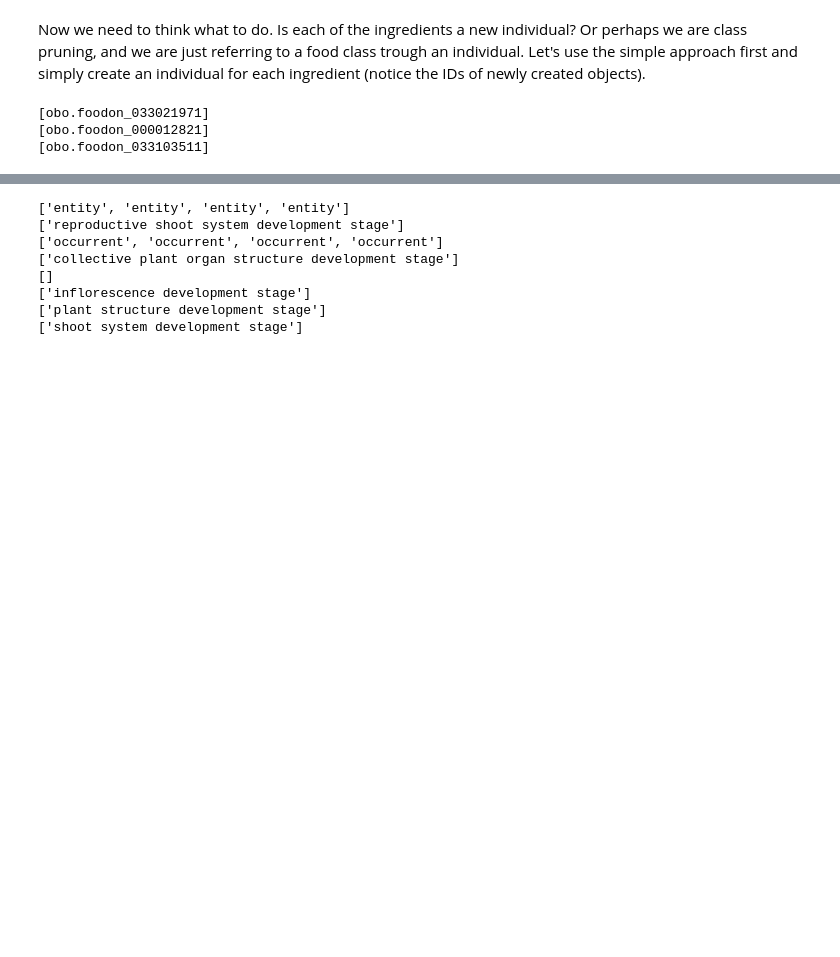
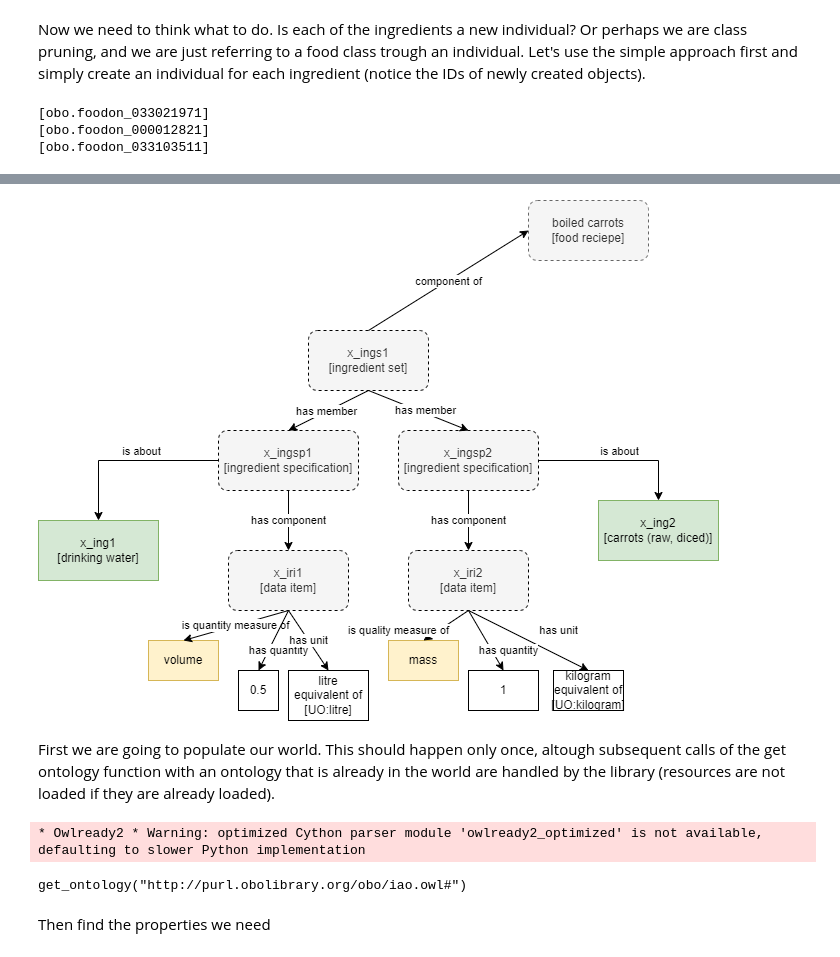
Before and after one commit to taisti/kg, a Jupyter notebook: notebooks/owlready2/CreatingNewInstance.ipynb, the cells around one changed output, grey strips where cells are left out. Saved outputs shown, nothing was run; the diff lists cells and outputs as text; code cells hidden in the pictures; blank space fills up the shorter version.

Commit message:
graph creation library

```diff
--- a/notebooks/owlready2/CreatingNewInstance.ipynb
+++ b/notebooks/owlready2/CreatingNewInstance.ipynb
@@ -256,18 +259,20 @@ The idea is to create a graph for each of the reciepes using this method.
+# %%
+from IPython.display import Image
+display(Image(filename='../../docs/images/BindingWithUnitsOntology.png'))
+# %% [output]
+[figure, added]
+# %% [markdown]
+First we are going to populate our world. This should happen only once, altough subsequent calls of the get ontology function with an ontology that is already in the world are handled by the library (resources are not loaded if they are already loaded).
 # %%
 import owlready2 as owl
 
 
 owl.default_world.get_ontology("https://raw.githubusercontent.com/FoodOntology/foodon/master/foodon.owl").load()
 owl.default_world.get_ontology("https://raw.githubusercontent.com/pato-ontology/pato/master/pato.owl").load()
-entity = owl.default_world["http://purl.obolibrary.org/obo/PO_0001083"]
-for ancestor in entity.ancestors():
-    print(ancestor.label)
+owl.default_world.get_ontology("https://raw.githubusercontent.com/bio-ontology-research-group/unit-ontology/master/uo.owl").load()
+owl.default_world.get_ontology("https://raw.githubusercontent.com/information-artifact-ontology/IAO/v2022-11-07/iao.owl").load()
 # %% [output]
-['entity', 'entity', 'entity', 'entity']
-['reproductive shoot system development stage']
-['occurrent', 'occurrent', 'occurrent', 'occurrent']
-['collective plant organ structure development stage']
-[]
-['inflorescence development stage']
-['plant structure development stage']
-['shoot system development stage']
+* Owlready2 * Warning: optimized Cython parser module 'owlready2_optimized' is not available, defaulting to slower Python implementation
+get_ontology("http://purl.obolibrary.org/obo/iao.owl#")
+# %% [markdown]
+Then find the properties we need
```
Also changed, not shown: parts of 5 cells of this notebook, 8 other files.
